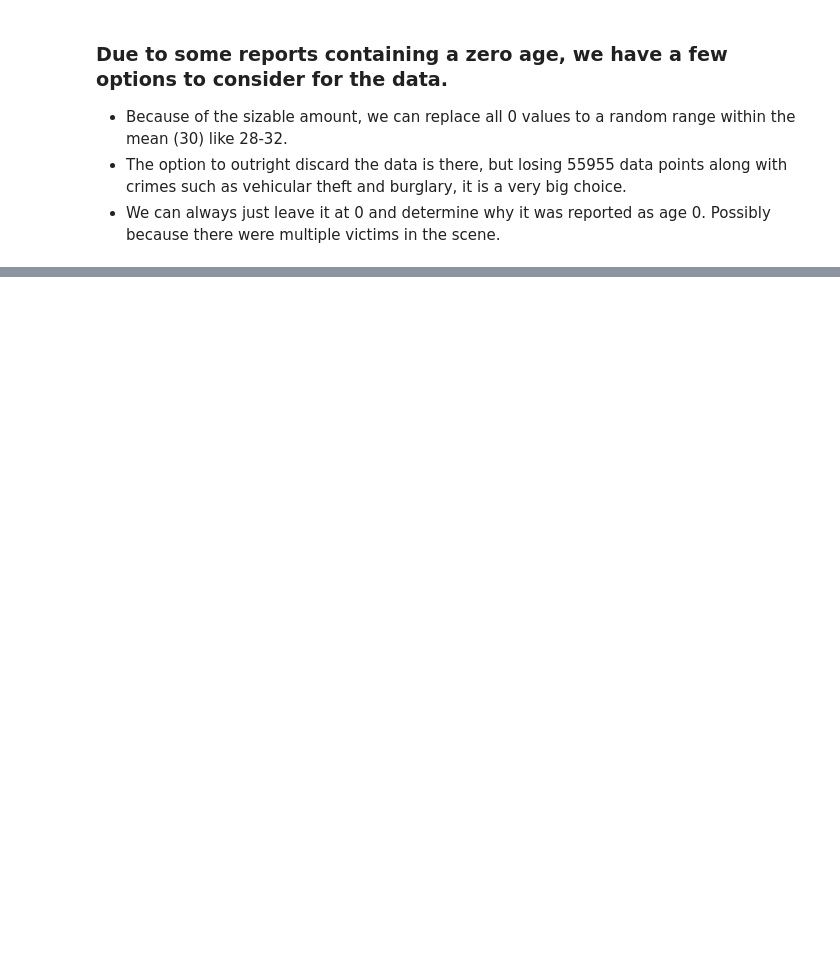
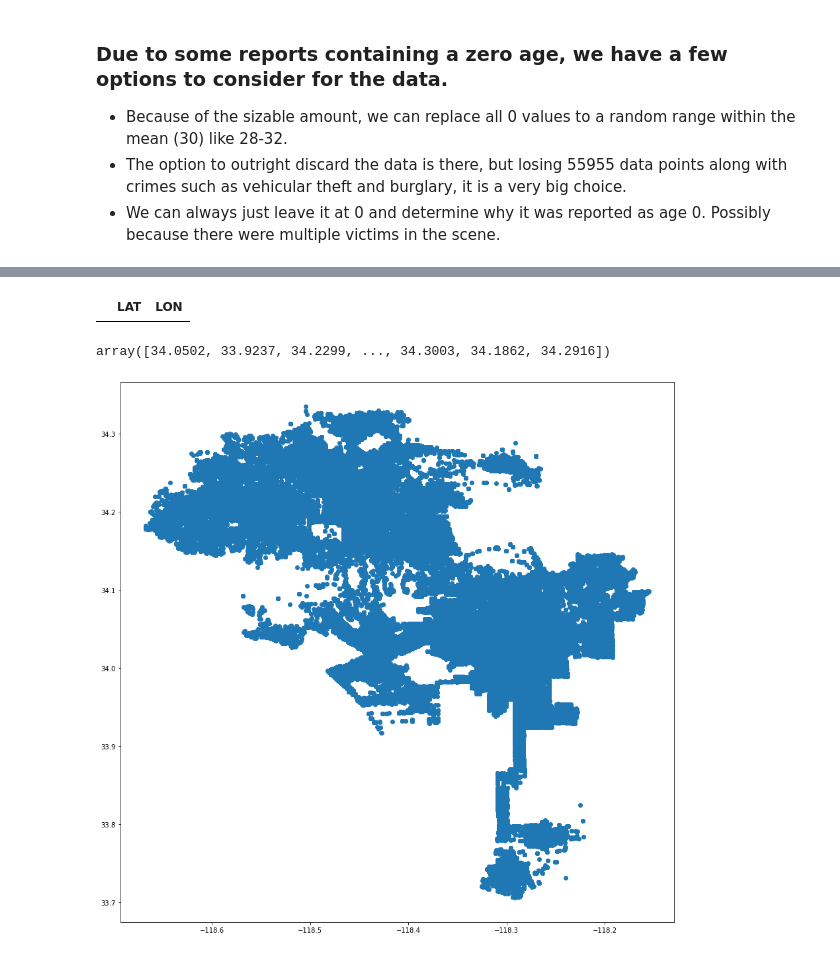
Before and after one commit to AshelynAllred/Data-Analysis-Project-1, a Jupyter notebook: main-Copy-julius.ipynb, the cells around one changed output, grey strips where cells are left out. Drawn from its saved outputs; the diff is of its cells as text; code cells hidden in the pictures; blank space fills up the shorter version.

Commit message:
Including Crime codes resource and more cleaning

```diff
--- a/main-Copy-julius.ipynb
+++ b/main-Copy-julius.ipynb
@@ -26,0 +35,6 @@ crime_data.head()
+# %%
+crime_data["DATE OCC"]=pd.to_datetime(crime_data["DATE OCC"])
+# %%
+cleaned = crime_data.loc[crime_data["LAT"]!=0,:]
+cleaned.info()
+crime_data = cleaned
@@ -63,5 +115,5 @@ plt.bar(crime_type.unique(),crime_type.value_counts())
 
 plt.show()
 # %%
-locations_df = crime_data.loc[:,["LAT","LON"]]
+locations_df = crime_data.loc[crime_data["LAT"]!=0,["LAT","LON"]]
 # %%
@@ -69,5 +128,17 @@ locations_df
+# %%
+zero_coords = locations_df.loc[locations_df["LON"] == 0,:]
+zero_coords.head()
+# %% [output]
+|  | LAT | LON |
+# %%
+locations_df["LAT"].()
+# %% [output]
+array([34.0502, 33.9237, 34.2299, ..., 34.3003, 34.1862, 34.2916])
 # %%
+plt.figure(figsize=(15,15))
 plt.scatter(locations_df["LON"],locations_df["LAT"])
 plt.show()
+# %% [output]
+[figure, added]
 # %%
 crime_data["Date Rptd"]
```
Also changed, not shown: parts of 11 cells of this notebook, 2 other files.
